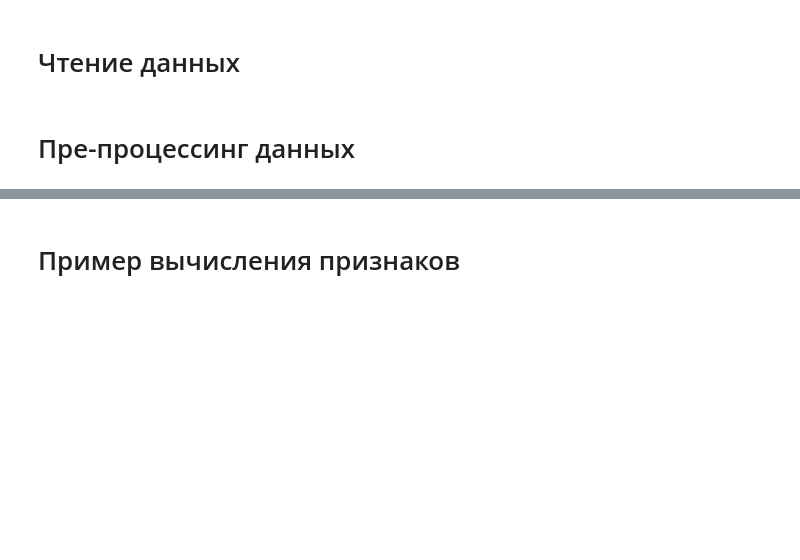
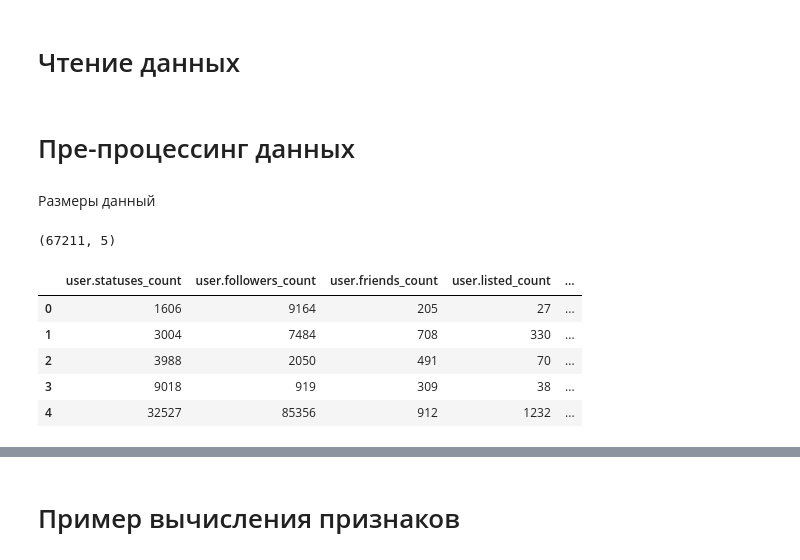
Before and after one commit to Evgeneus/InData-Labs-Contest, a Jupyter notebook: star_mission.ipynb, the cells around one changed output, grey strips where cells are left out. Cells and saved outputs as stored; diff of their text form; code cells hidden in the pictures; blank space fills up the shorter version.

```diff
--- a/star_mission.ipynb
+++ b/star_mission.ipynb
@@ -21,2 +25,17 @@ assert(train.columns[-1] == 'retweet_count')
 # %% [markdown]
 # Пре-процессинг данных
+# %% [markdown]
+Размеры данный
+# %%
+print train_f.shape
+# %% [output]
+(67211, 5)
+# %%
+train_f.head()
+# %% [output]
+|  | user.statuses_count | user.followers_count | user.friends_count | user.listed_count | ... |
+| 0 | 1606 | 9164 | 205 | 27 | ... |
+| 1 | 3004 | 7484 | 708 | 330 | ... |
+| 2 | 3988 | 2050 | 491 | 70 | ... |
+| 3 | 9018 | 919 | 309 | 38 | ... |
+| 4 | 32527 | 85356 | 912 | 1232 | ... |
```
Also changed, not shown: parts of 9 cells of this notebook.
